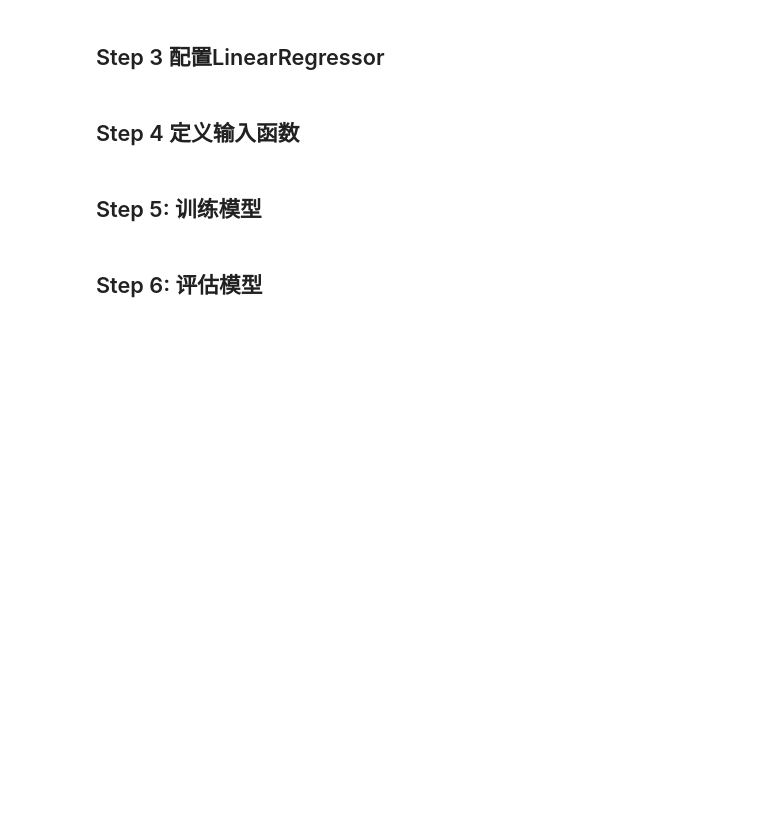
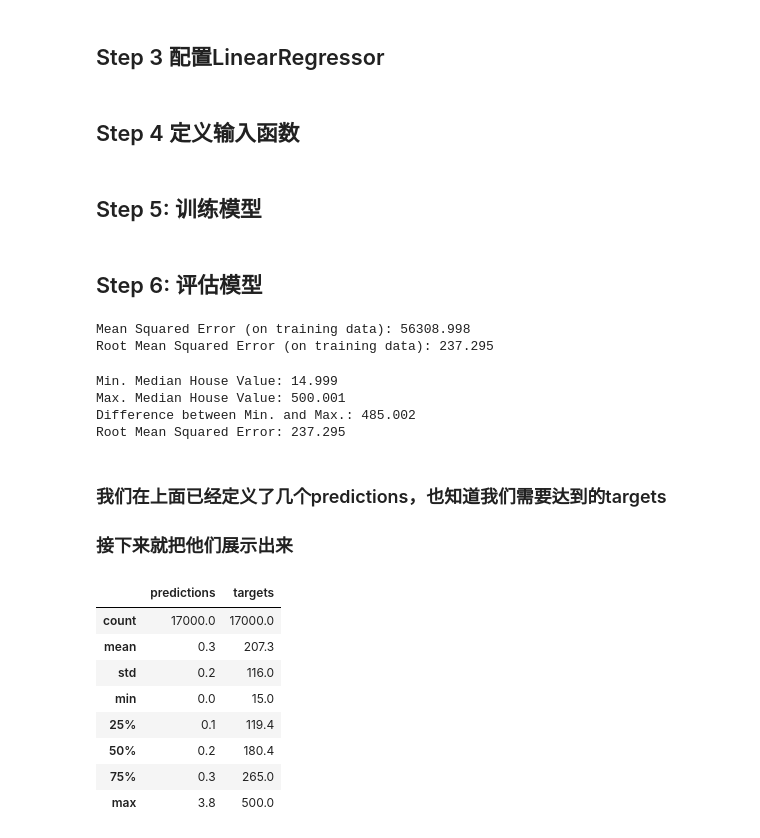
Before and after one commit to stevenkcolin/tensorflow, a Jupyter notebook: tf_linear_regression_190126.ipynb, the cells around one changed output. Cells and saved outputs as stored; diff of their text form; code cells hidden in the pictures; blank space fills up the shorter version.

```diff
--- a/tf_linear_regression_190126.ipynb
+++ b/tf_linear_regression_190126.ipynb
@@ -145,3 +145,55 @@ _ = linear_regressor.train(
 )
 # %% [markdown]
 ## Step 6: 评估模型
+# %%
+# Create an input function for predictions.
+# Note: Since we're making just one prediction for each example, we don't
+# need to repeat or shuffle the data here.
+prediction_input_fn =lambda: my_input_fn(my_feature, targets, num_epochs=1, shuffle=False)
+
+# Call predict() on the linear_regressor to make predictions.
+predictions = linear_regressor.predict(input_fn=prediction_input_fn)
+
+# Format predictions as a NumPy array, so we can calculate error metrics.
+predictions = np.array([item['predictions'][0] for item in predictions])
+
+# Print Mean Squared Error and Root Mean Squared Error.
+mean_squared_error = metrics.mean_squared_error(predictions, targets)
+root_mean_squared_error = math.sqrt(mean_squared_error)
+print("Mean Squared Error (on training data): %0.3f" % mean_squared_error)
+print("Root Mean Squared Error (on training data): %0.3f" % root_mean_squared_error)
+# %% [output]
+Mean Squared Error (on training data): 56308.998
+Root Mean Squared Error (on training data): 237.295
+# %%
+min_house_value = california_housing_dataframe["median_house_value"].min()
+max_house_value = california_housing_dataframe["median_house_value"].max()
+min_max_difference = max_house_value - min_house_value
+
+print("Min. Median House Value: %0.3f" % min_house_value)
+print("Max. Median House Value: %0.3f" % max_house_value)
+print("Difference between Min. and Max.: %0.3f" % min_max_difference)
+print("Root Mean Squared Error: %0.3f" % root_mean_squared_error)
+# %% [output]
+Min. Median House Value: 14.999
+Max. Median House Value: 500.001
+Difference between Min. and Max.: 485.002
+Root Mean Squared Error: 237.295
+# %% [markdown]
+### 我们在上面已经定义了几个predictions，也知道我们需要达到的targets
+### 接下来就把他们展示出来
+# %%
+calibration_data = pd.DataFrame()
+calibration_data["predictions"] = pd.Series(predictions)
+calibration_data["targets"] = pd.Series(targets)
+calibration_data.describe()
+# %% [output]
+|  | predictions | targets |
+| count | 17000.0 | 17000.0 |
+| mean | 0.3 | 207.3 |
+| std | 0.2 | 116.0 |
+| min | 0.0 | 15.0 |
+| 25% | 0.1 | 119.4 |
+| 50% | 0.2 | 180.4 |
+| 75% | 0.3 | 265.0 |
+| max | 3.8 | 500.0 |
```
Also changed, not shown: parts of 8 cells of this notebook.
